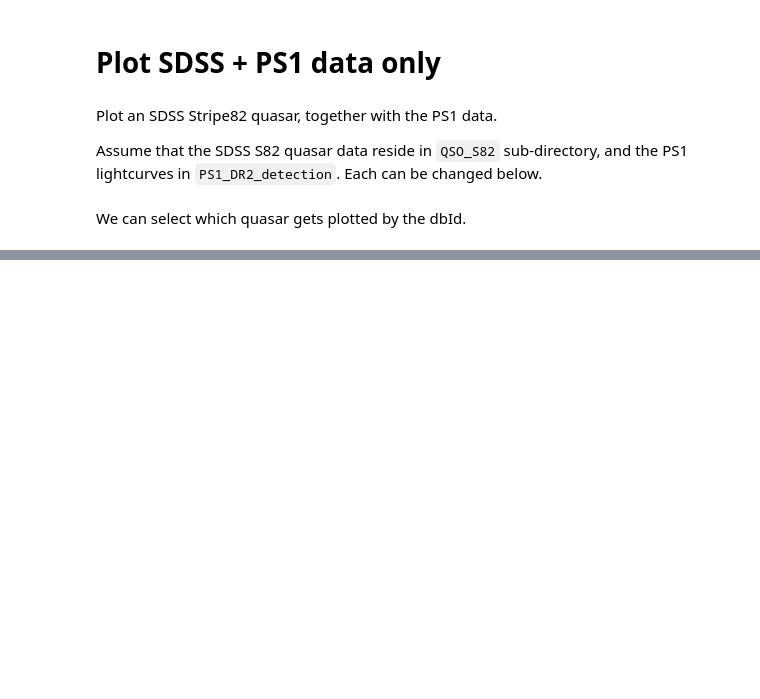
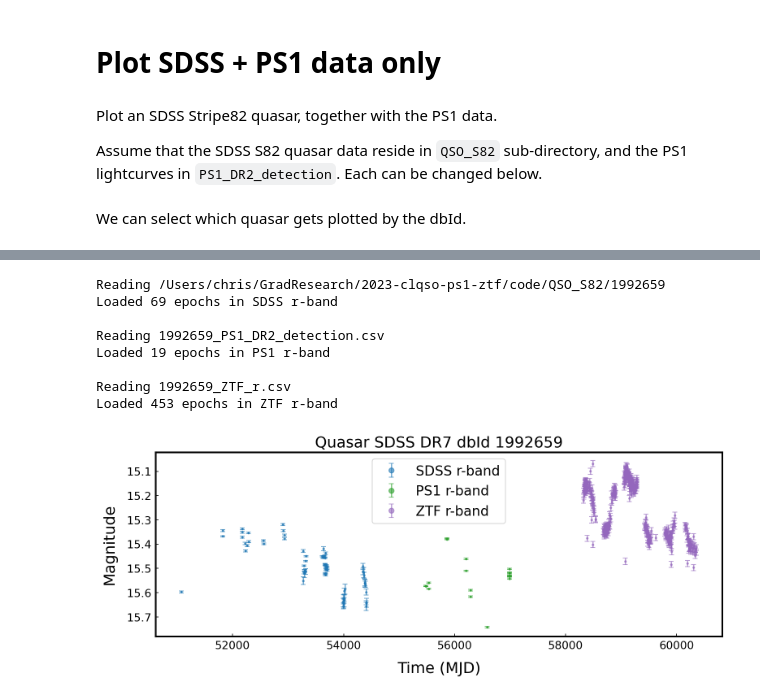
Before and after one commit to suberlak/2023-clqso-ps1-ztf, a Jupyter notebook: code/03_plot_lightcurves.ipynb, the cells around one changed output, grey strips where cells are left out. Drawn from its saved outputs; the diff is of its cells as text; code cells hidden in the pictures; blank space fills up the shorter version.

```diff
--- a/code/03_plot_lightcurves.ipynb
+++ b/code/03_plot_lightcurves.ipynb
@@ -101,0 +115,14 @@ Loaded 19 epochs in PS1 r-band
+# %%
+data = func.load_survey_data(dbId, sdss_dr_path,ps1_dr_path,
+                                   ztf_dr_path=ztf_dr_path, filter_select='r')
+func.plot_survey_data(data)
+# %% [output]
+Reading /Users/chris/GradResearch/2023-clqso-ps1-ztf/code/QSO_S82/1992659
+Loaded 69 epochs in SDSS r-band
+
+Reading 1992659_PS1_DR2_detection.csv
+Loaded 19 epochs in PS1 r-band
+
+Reading 1992659_ZTF_r.csv
+Loaded 453 epochs in ZTF r-band
+[figure, added]
```
Also changed, not shown: parts of 6 cells of this notebook.
